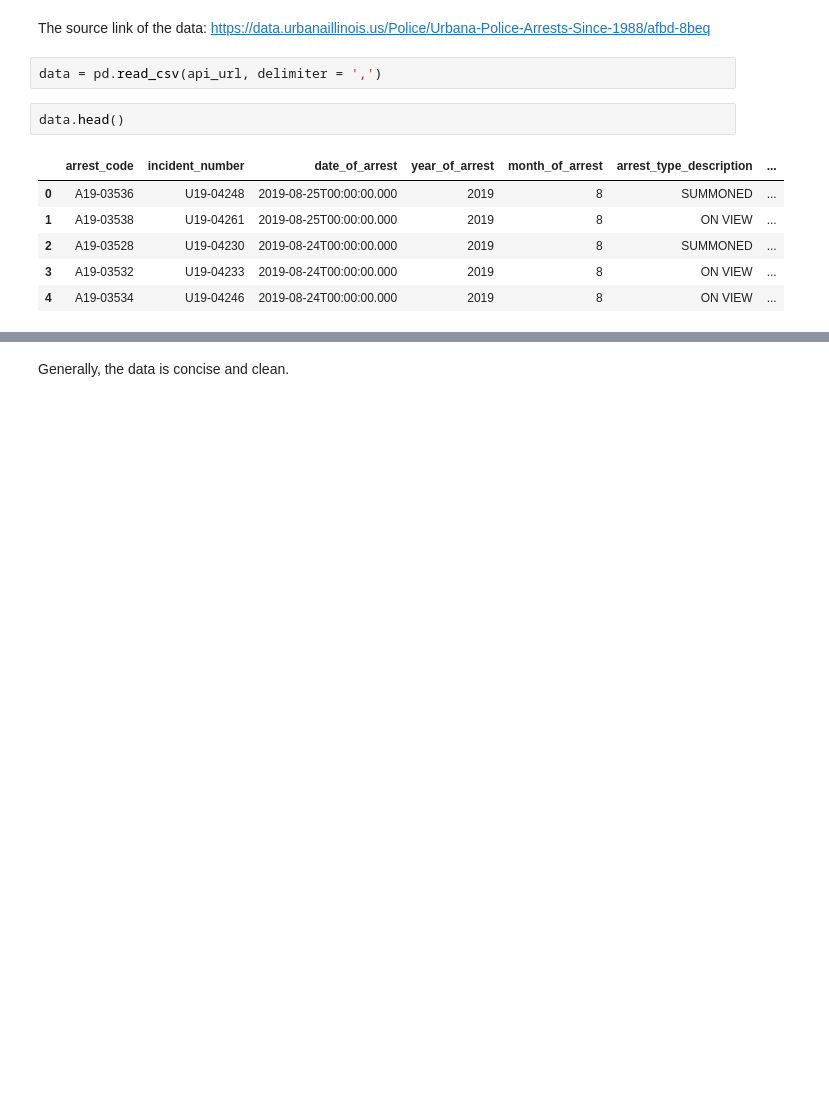
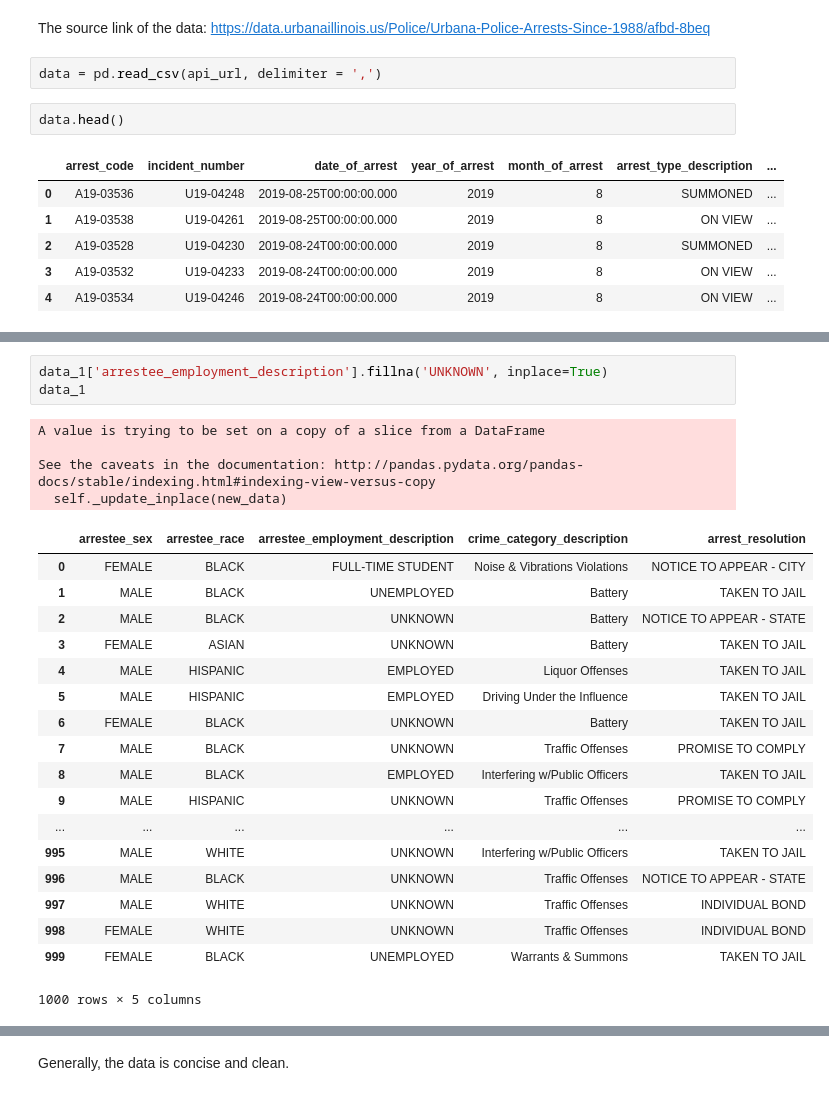
Before and after one commit to mingir2/Urbana-Police-Arrests-Since-1988, a Jupyter notebook: Urbana_Police_Arrests_Since_1988.ipynb, the cells around one changed output, grey strips where cells are left out. Drawn from its saved outputs; the diff is of its cells as text; blank space fills up the shorter version.

```diff
--- a/Urbana_Police_Arrests_Since_1988.ipynb
+++ b/Urbana_Police_Arrests_Since_1988.ipynb
@@ -41 +63,27 @@ I chose 'arrestee_sex', 'arrestee_residency_description', 'arrestee_race', 'arre
+# %%
+data_1['arrestee_employment_description'].fillna('UNKNOWN', inplace=True)
+data_1
+# %% [output]
+A value is trying to be set on a copy of a slice from a DataFrame
+
+See the caveats in the documentation: http://pandas.pydata.org/pandas-docs/stable/indexing.html#indexing-view-versus-copy
+  self._update_inplace(new_data)
+|  | arrestee_sex | arrestee_race | arrestee_employment_description | crime_category_description | arrest_resolution |
+| 0 | FEMALE | BLACK | FULL-TIME STUDENT | Noise & Vibrations Violations | NOTICE TO APPEAR - CITY |
+| 1 | MALE | BLACK | UNEMPLOYED | Battery | TAKEN TO JAIL |
+| 2 | MALE | BLACK | UNKNOWN | Battery | NOTICE TO APPEAR - STATE |
+| 3 | FEMALE | ASIAN | UNKNOWN | Battery | TAKEN TO JAIL |
+| 4 | MALE | HISPANIC | EMPLOYED | Liquor Offenses | TAKEN TO JAIL |
+| 5 | MALE | HISPANIC | EMPLOYED | Driving Under the Influence | TAKEN TO JAIL |
+| 6 | FEMALE | BLACK | UNKNOWN | Battery | TAKEN TO JAIL |
+| 7 | MALE | BLACK | UNKNOWN | Traffic Offenses | PROMISE TO COMPLY |
+| 8 | MALE | BLACK | EMPLOYED | Interfering w/Public Officers | TAKEN TO JAIL |
+| 9 | MALE | HISPANIC | UNKNOWN | Traffic Offenses | PROMISE TO COMPLY |
+| ... | ... | ... | ... | ... | ... |
+| 995 | MALE | WHITE | UNKNOWN | Interfering w/Public Officers | TAKEN TO JAIL |
+| 996 | MALE | BLACK | UNKNOWN | Traffic Offenses | NOTICE TO APPEAR - STATE |
+| 997 | MALE | WHITE | UNKNOWN | Traffic Offenses | INDIVIDUAL BOND |
+| 998 | FEMALE | WHITE | UNKNOWN | Traffic Offenses | INDIVIDUAL BOND |
+| 999 | FEMALE | BLACK | UNEMPLOYED | Warrants & Summons | TAKEN TO JAIL |
+1000 rows × 5 columns
 # %%
```
Also changed, not shown: parts of 17 cells of this notebook.
